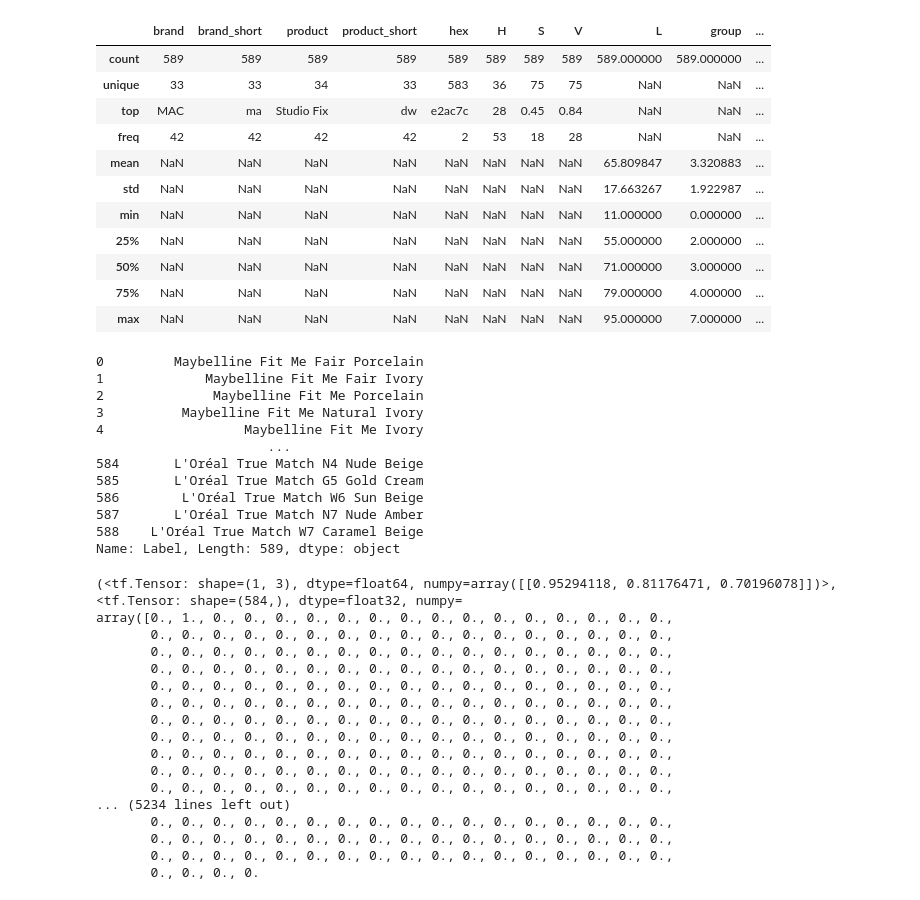
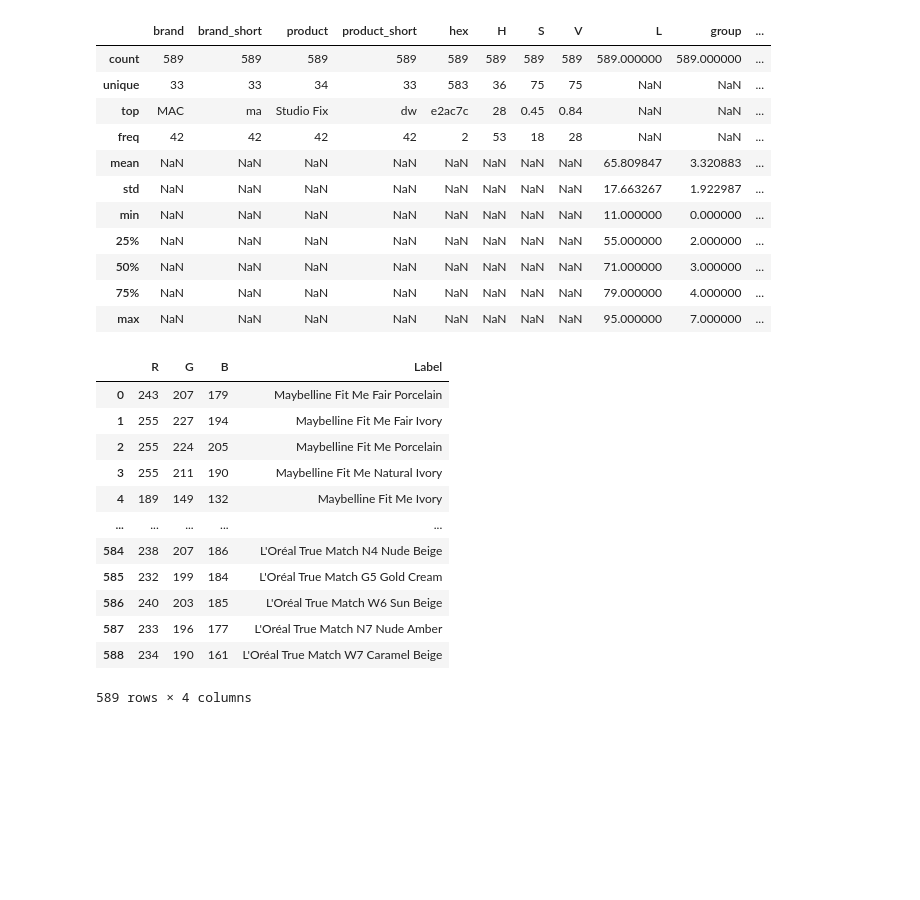
Before and after one commit to mkhoa/WB_sRGB, a Jupyter notebook: WB_sRGB_Python/notebook.ipynb, the cells around one changed output. Cells and saved outputs as stored; diff of their text form; code cells hidden in the pictures; blank space fills up the shorter version.

```diff
--- a/WB_sRGB_Python/notebook.ipynb
+++ b/WB_sRGB_Python/notebook.ipynb
@@ -142,20 +157,21 @@ df['R'] = df['hex'].apply(lambda x: hex_to_rgb(x)[0])
 df['G'] = df['hex'].apply(lambda x: hex_to_rgb(x)[1])
 df['B'] = df['hex'].apply(lambda x: hex_to_rgb(x)[2])
 df_X = df[['R', 'G', 'B', 'Label']]
+# %%
+df_X
+# %% [output]
+|  | R | G | B | Label |
+| 0 | 243 | 207 | 179 | Maybelline Fit Me Fair Porcelain |
+| 1 | 255 | 227 | 194 | Maybelline Fit Me Fair Ivory |
+| 2 | 255 | 224 | 205 | Maybelline Fit Me Porcelain |
+| 3 | 255 | 211 | 190 | Maybelline Fit Me Natural Ivory |
+| 4 | 189 | 149 | 132 | Maybelline Fit Me Ivory |
+| ... | ... | ... | ... | ... |
+| 584 | 238 | 207 | 186 | L'Oréal True Match N4 Nude Beige |
+| 585 | 232 | 199 | 184 | L'Oréal True Match G5 Gold Cream |
+| 586 | 240 | 203 | 185 | L'Oréal True Match W6 Sun Beige |
+| 587 | 233 | 196 | 177 | L'Oréal True Match N7 Nude Amber |
+| 588 | 234 | 190 | 161 | L'Oréal True Match W7 Caramel Beige |
+589 rows × 4 columns
 # %%
 df_Y = df_X.pop('Label')
-# %%
-df_Y
-# %% [output]
-0         Maybelline Fit Me Fair Porcelain
-1             Maybelline Fit Me Fair Ivory
-2              Maybelline Fit Me Porcelain
-3          Maybelline Fit Me Natural Ivory
-4                  Maybelline Fit Me Ivory
-                      ...
-584       L'Oréal True Match N4 Nude Beige
-585       L'Oréal True Match G5 Gold Cream
-586        L'Oréal True Match W6 Sun Beige
-587       L'Oréal True Match N7 Nude Amber
-588    L'Oréal True Match W7 Caramel Beige
-Name: Label, Length: 589, dtype: object
@@ -177,21 +177,0 @@ ds_map = ds_map.cache()
-# %%
-for i in ds_map:
-    print(i)
-# %% [output]
-(<tf.Tensor: shape=(1, 3), dtype=float64, numpy=array([[0.95294118, 0.81176471, 0.70196078]])>, <tf.Tensor: shape=(584,), dtype=float32, numpy=
-array([0., 1., 0., 0., 0., 0., 0., 0., 0., 0., 0., 0., 0., 0., 0., 0., 0.,
-       0., 0., 0., 0., 0., 0., 0., 0., 0., 0., 0., 0., 0., 0., 0., 0., 0.,
-       0., 0., 0., 0., 0., 0., 0., 0., 0., 0., 0., 0., 0., 0., 0., 0., 0.,
-       0., 0., 0., 0., 0., 0., 0., 0., 0., 0., 0., 0., 0., 0., 0., 0., 0.,
-       0., 0., 0., 0., 0., 0., 0., 0., 0., 0., 0., 0., 0., 0., 0., 0., 0.,
-       0., 0., 0., 0., 0., 0., 0., 0., 0., 0., 0., 0., 0., 0., 0., 0., 0.,
-       0., 0., 0., 0., 0., 0., 0., 0., 0., 0., 0., 0., 0., 0., 0., 0., 0.,
-       0., 0., 0., 0., 0., 0., 0., 0., 0., 0., 0., 0., 0., 0., 0., 0., 0.,
-       0., 0., 0., 0., 0., 0., 0., 0., 0., 0., 0., 0., 0., 0., 0., 0., 0.,
-       0., 0., 0., 0., 0., 0., 0., 0., 0., 0., 0., 0., 0., 0., 0., 0., 0.,
-       0., 0., 0., 0., 0., 0., 0., 0., 0., 0., 0., 0., 0., 0., 0., 0., 0.,
-... (5234 lines left out)
-       0., 0., 0., 0., 0., 0., 0., 0., 0., 0., 0., 0., 0., 0., 0., 0., 0.,
-       0., 0., 0., 0., 0., 0., 0., 0., 0., 0., 0., 0., 0., 0., 0., 0., 0.,
-       0., 0., 0., 0., 0., 0., 0., 0., 0., 0., 0., 0., 0., 0., 0., 0., 0.,
-       0., 0., 0., 0.
```
Also changed, not shown: parts of 12 cells of this notebook, 13 other files.
